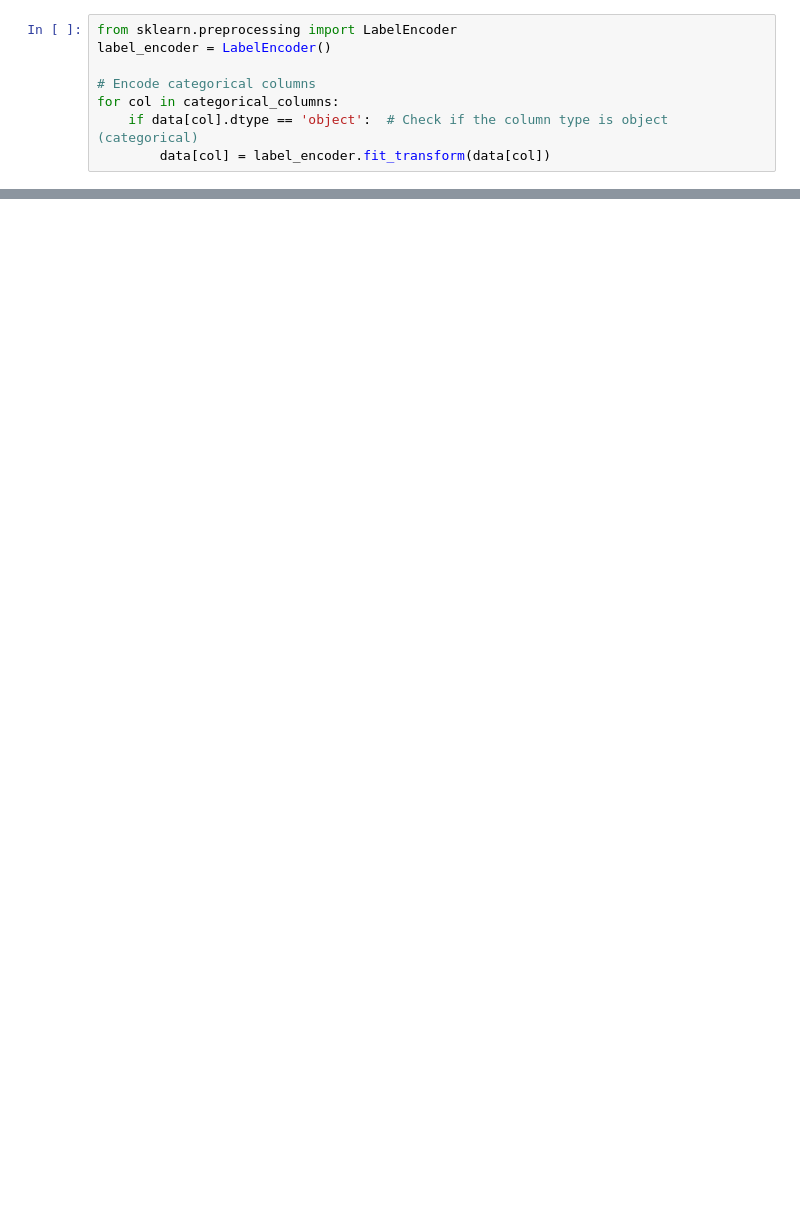
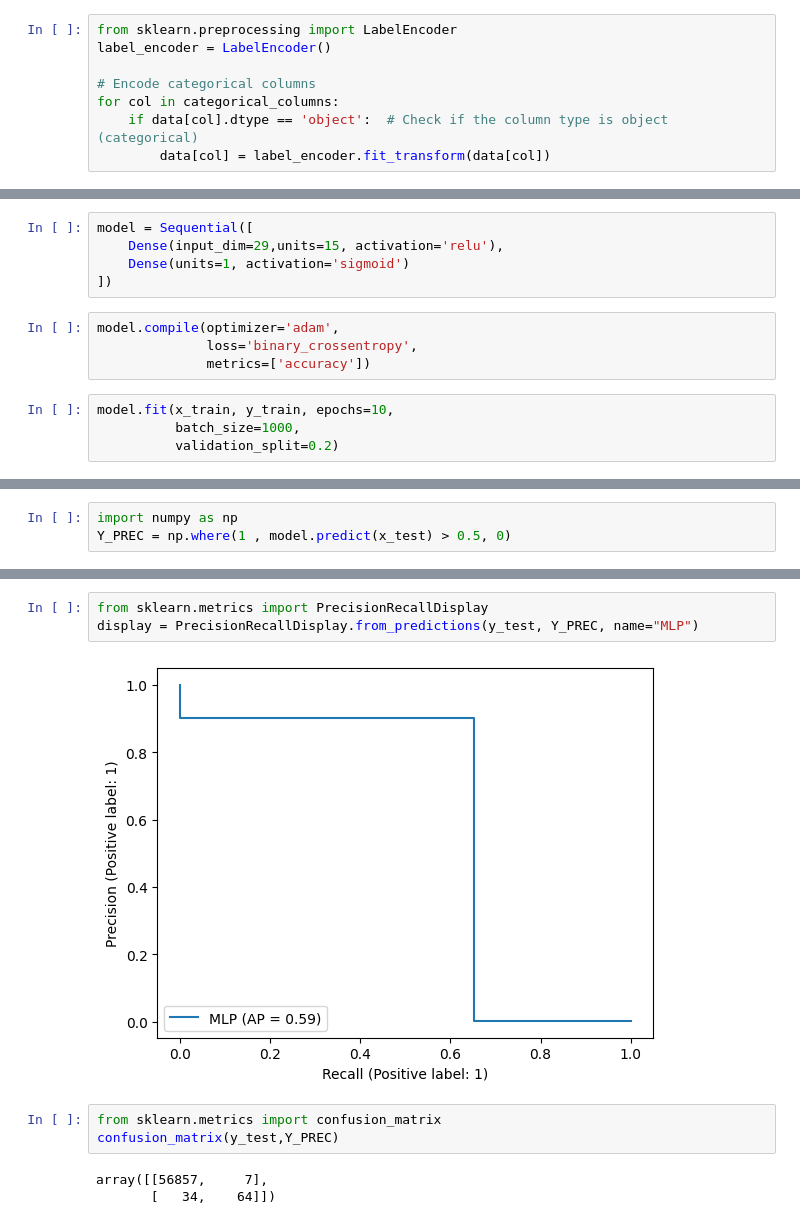
Before and after one commit to Guhan2348519/dl-lab-tasks, a Jupyter notebook: 2348519_dl_lab2.ipynb, the cells around one changed output, grey strips where cells are left out. Cells and saved outputs as stored; diff of their text form; blank space fills up the shorter version.

```diff
--- a/2348519_dl_lab2.ipynb
+++ b/2348519_dl_lab2.ipynb
@@ -130,0 +132,13 @@ for col in categorical_columns:
+# %%
+model = Sequential([
+    Dense(input_dim=29,units=15, activation='relu'),
+    Dense(units=1, activation='sigmoid')
+])
+# %%
+model.compile(optimizer='adam',
+              loss='binary_crossentropy',
+              metrics=['accuracy'])
+# %%
+model.fit(x_train, y_train, epochs=10,
+          batch_size=1000,
+          validation_split=0.2)
@@ -130,0 +202,3 @@ for col in categorical_columns:
+# %%
+import numpy as np
+Y_PREC = np.where(1 , model.predict(x_test) > 0.5, 0)
@@ -130,0 +219,11 @@ for col in categorical_columns:
+# %%
+from sklearn.metrics import PrecisionRecallDisplay
+display = PrecisionRecallDisplay.from_predictions(y_test, Y_PREC, name="MLP")
+# %% [output]
+[figure, added]
+# %%
+from sklearn.metrics import confusion_matrix
+confusion_matrix(y_test,Y_PREC)
+# %% [output]
+array([[56857,     7],
+       [   34,    64]])
```
Also changed, not shown: parts of 19 cells of this notebook.
